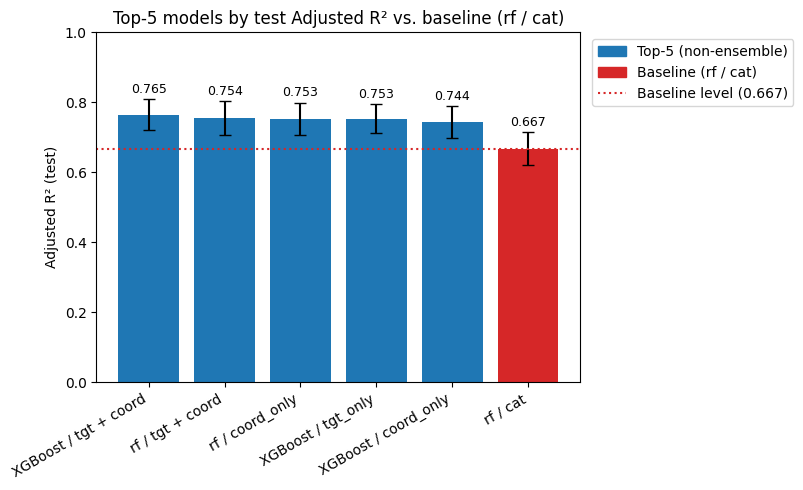
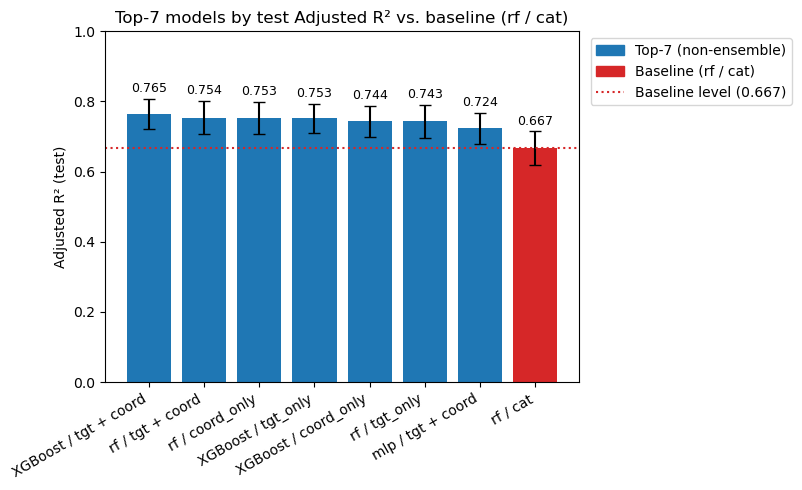
Unified diff of the notebook cell whose output changed from the first chart to the second:
--- before
+++ after
@@ -1,19 +1,19 @@
 # Comparison restricted to non-ensemble models.
-# Top-5 (model, variant) by test Adjusted R² after dropping any ensemble_* model,
+# Top-7 (model, variant) by test Adjusted R² after dropping any ensemble_* model,
 # plus the baseline (rf / cat) for reference.
 no_ens = adj[~adj["model"].str.startswith("ensemble")].copy()
-top5_no_ens = no_ens.head(5).copy()
+top7_no_ens = no_ens.head(7).copy()
 
 baseline_row_no_ens = no_ens[
     (no_ens["model"] == BASELINE[0]) & (no_ens["variant"] == BASELINE[1])
 ]
-is_baseline_no_ens = (top5_no_ens["model"] == BASELINE[0]) & (
-    top5_no_ens["variant"] == BASELINE[1]
+is_baseline_no_ens = (top7_no_ens["model"] == BASELINE[0]) & (
+    top7_no_ens["variant"] == BASELINE[1]
 )
 
 if not is_baseline_no_ens.any():
-    plot_df_no_ens = pd.concat([top5_no_ens, baseline_row_no_ens], ignore_index=True)
+    plot_df_no_ens = pd.concat([top7_no_ens, baseline_row_no_ens], ignore_index=True)
 else:
-    plot_df_no_ens = top5_no_ens.copy()
+    plot_df_no_ens = top7_no_ens.copy()
 
 plot_df_no_ens["is_baseline"] = (plot_df_no_ens["model"] == BASELINE[0]) & (
@@ -54,5 +54,5 @@
 
 ax.set_ylabel("Adjusted R² (test)")
-ax.set_title("Top-5 models by test Adjusted R² vs. baseline (rf / cat)")
+ax.set_title("Top-7 models by test Adjusted R² vs. baseline (rf / cat)")
 ax.set_ylim(0, 1)
 ax.tick_params(axis="x", rotation=30)
@@ -75,5 +75,5 @@
 
 legend_handles = [
-    plt.Rectangle((0, 0), 1, 1, color="#1f77b4", label="Top-5 (non-ensemble)"),
+    plt.Rectangle((0, 0), 1, 1, color="#1f77b4", label="Top-7 (non-ensemble)"),
     plt.Rectangle((0, 0), 1, 1, color="#d62728", label="Baseline (rf / cat)"),
     plt.Line2D(

Commit: Real final visualization (top-5 to top-7)